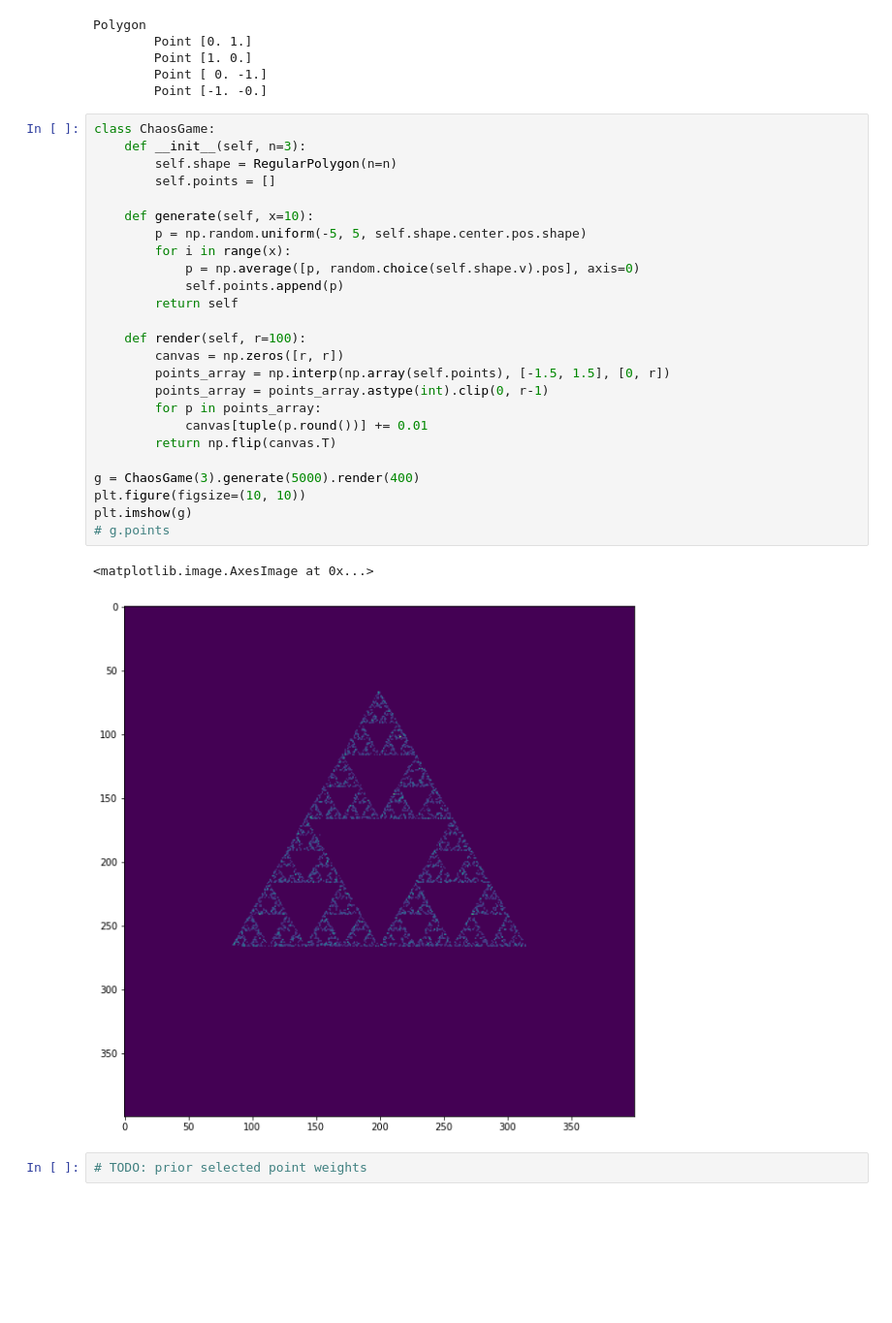
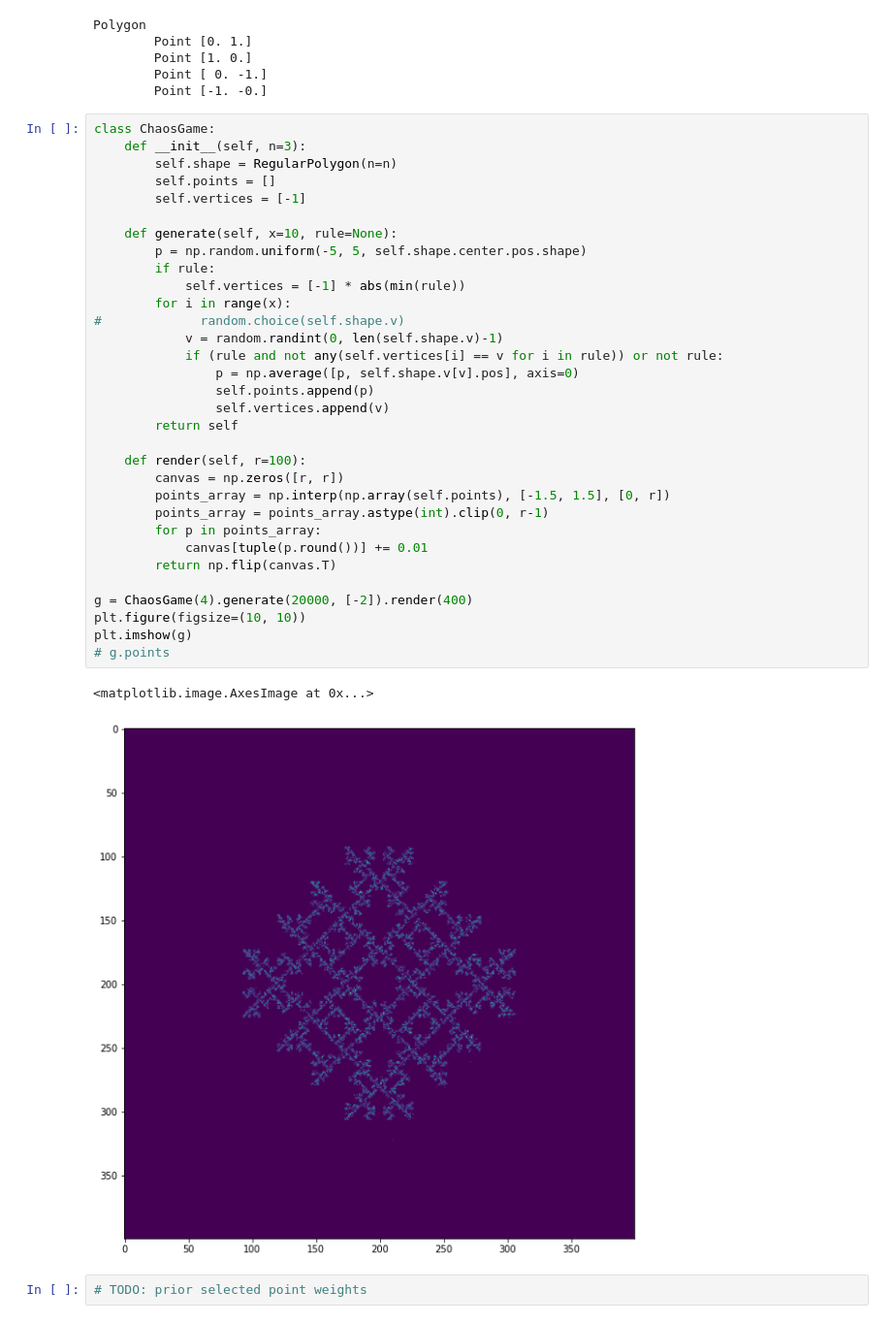
Before and after one commit to generic-github-user/fractals, a Jupyter notebook: fractals.ipynb, the cells around one changed output. Shown at 97% size. Drawn from its saved outputs; the diff is of its cells as text; blank space fills up the shorter version.

Commit message:
add simple rules limiting vertex selection
e.g., preventing the selection of the same vertex twice in a row or 3 turns after it is first chosen

```diff
--- a/fractals.ipynb
+++ b/fractals.ipynb
@@ -108,31 +108,38 @@ Polygon
 # %%
 class ChaosGame:
     def __init__(self, n=3):
         self.shape = RegularPolygon(n=n)
         self.points = []
+        self.vertices = [-1]
 
-    def generate(self, x=10):
+    def generate(self, x=10, rule=None):
         p = np.random.uniform(-5, 5, self.shape.center.pos.shape)
+        if rule:
+            self.vertices = [-1] * abs(min(rule))
         for i in range(x):
-            p = np.average([p, random.choice(self.shape.v).pos], axis=0)
-            self.points.append(p)
+#             random.choice(self.shape.v)
+            v = random.randint(0, len(self.shape.v)-1)
+            if (rule and not any(self.vertices[i] == v for i in rule)) or not rule:
+                p = np.average([p, self.shape.v[v].pos], axis=0)
+                self.points.append(p)
+                self.vertices.append(v)
         return self
 
     def render(self, r=100):
         canvas = np.zeros([r, r])
         points_array = np.interp(np.array(self.points), [-1.5, 1.5], [0, r])
         points_array = points_array.astype(int).clip(0, r-1)
         for p in points_array:
             canvas[tuple(p.round())] += 0.01
         return np.flip(canvas.T)
 
-g = ChaosGame(3).generate(5000).render(400)
+g = ChaosGame(4).generate(20000, [-2]).render(400)
 plt.figure(figsize=(10, 10))
 plt.imshow(g)
 # g.points
 # %% [output]
 <matplotlib.image.AxesImage at 0x...>
-[figure, old version]
+[figure, new version]
 # %%
 # TODO: prior selected point weights
 # %%
```
